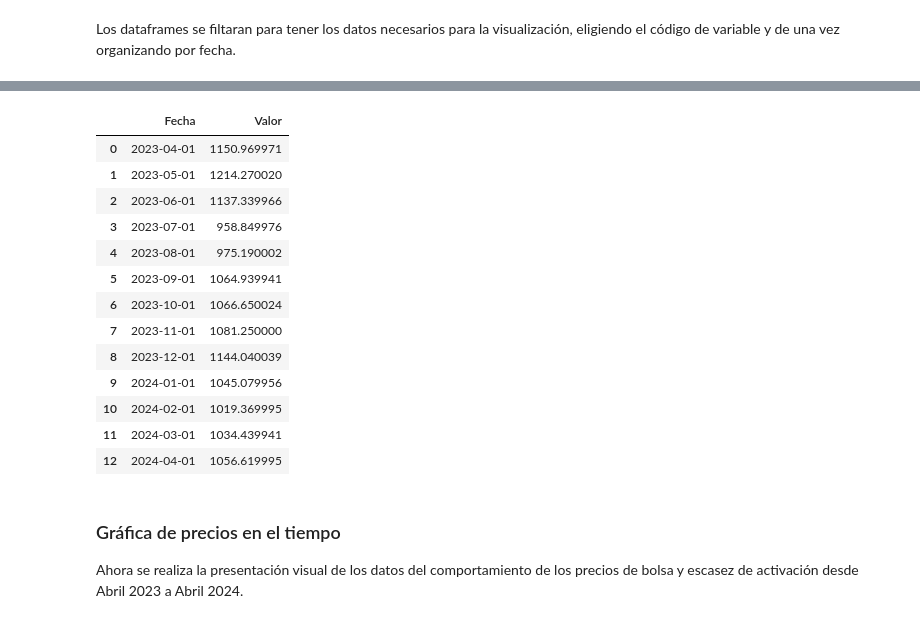
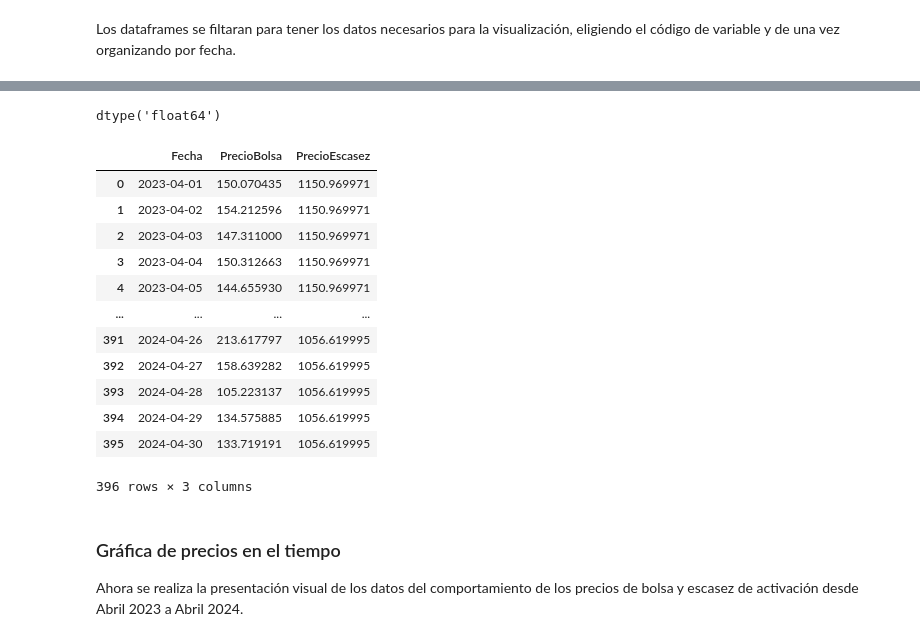
Before and after one commit to XM-SA-ESP/GEDeN-SIMEM-Tools, a Jupyter notebook: examples/data_visualization_using_pydatasimem.ipynb, the cells around one changed output, grey strips where cells are left out. Drawn from its saved outputs; the diff is of its cells as text; code cells hidden in the pictures.

```diff
--- a/examples/data_visualization_using_pydatasimem.ipynb
+++ b/examples/data_visualization_using_pydatasimem.ipynb
@@ -99,22 +92,32 @@ p_bolsa_df_filtrado
 # %%
 p_escasez_df_filtrado['Fecha'] = pd.to_datetime(p_escasez_df_filtrado['Fecha'], format='%Y-%m-%d')
-p_escasez_df_filtrado = p_escasez_df_filtrado[['Fecha', 'Valor']]
-p_escasez_df_filtrado
+p_escasez_df_filtrado['Year'] =  p_escasez_df_filtrado['Fecha'].dt.strftime('%Y')
+p_escasez_df_filtrado['Month'] = p_escasez_df_filtrado['Fecha'].dt.strftime('%m')
+p_escasez_df_filtrado['Fecha'] = p_escasez_df_filtrado['Fecha'].dt.strftime('%Y-%m-%d')
+p_escasez_df_filtrado.rename(columns={'Valor' : 'PrecioEscasez'}, inplace=True)
+p_escasez_df_filtrado = p_escasez_df_filtrado[['Fecha', 'Year', 'Month', 'PrecioEscasez']]
+p_escasez_df_filtrado['PrecioEscasez'].dtype
 # %% [output]
-|  | Fecha | Valor |
-| 0 | 2023-04-01 | 1150.969971 |
-| 1 | 2023-05-01 | 1214.270020 |
-| 2 | 2023-06-01 | 1137.339966 |
-| 3 | 2023-07-01 | 958.849976 |
-| 4 | 2023-08-01 | 975.190002 |
-| 5 | 2023-09-01 | 1064.939941 |
-| 6 | 2023-10-01 | 1066.650024 |
-| 7 | 2023-11-01 | 1081.250000 |
-| 8 | 2023-12-01 | 1144.040039 |
-| 9 | 2024-01-01 | 1045.079956 |
-| 10 | 2024-02-01 | 1019.369995 |
-| 11 | 2024-03-01 | 1034.439941 |
-| 12 | 2024-04-01 | 1056.619995 |
+dtype('float64')
+# %%
+precios = pd.merge(p_bolsa_df_filtrado, p_escasez_df_filtrado, on=['Year','Month'])
+precios.rename(columns={'Fecha_x' : 'Fecha'}, inplace=True)
+precios = precios[['Fecha', 'PrecioBolsa', 'PrecioEscasez']]
+precios
+# %% [output]
+|  | Fecha | PrecioBolsa | PrecioEscasez |
+| 0 | 2023-04-01 | 150.070435 | 1150.969971 |
+| 1 | 2023-04-02 | 154.212596 | 1150.969971 |
+| 2 | 2023-04-03 | 147.311000 | 1150.969971 |
+| 3 | 2023-04-04 | 150.312663 | 1150.969971 |
+| 4 | 2023-04-05 | 144.655930 | 1150.969971 |
+| ... | ... | ... | ... |
+| 391 | 2024-04-26 | 213.617797 | 1056.619995 |
+| 392 | 2024-04-27 | 158.639282 | 1056.619995 |
+| 393 | 2024-04-28 | 105.223137 | 1056.619995 |
+| 394 | 2024-04-29 | 134.575885 | 1056.619995 |
+| 395 | 2024-04-30 | 133.719191 | 1056.619995 |
+396 rows × 3 columns
 # %% [markdown]
 ### Gráfica de precios en el tiempo
 Ahora se realiza la presentación visual de los datos del comportamiento de los precios de bolsa y escasez de activación desde Abril 2023 a Abril 2024.
```
Also changed, not shown: parts of 6 cells of this notebook, 1 other file.
